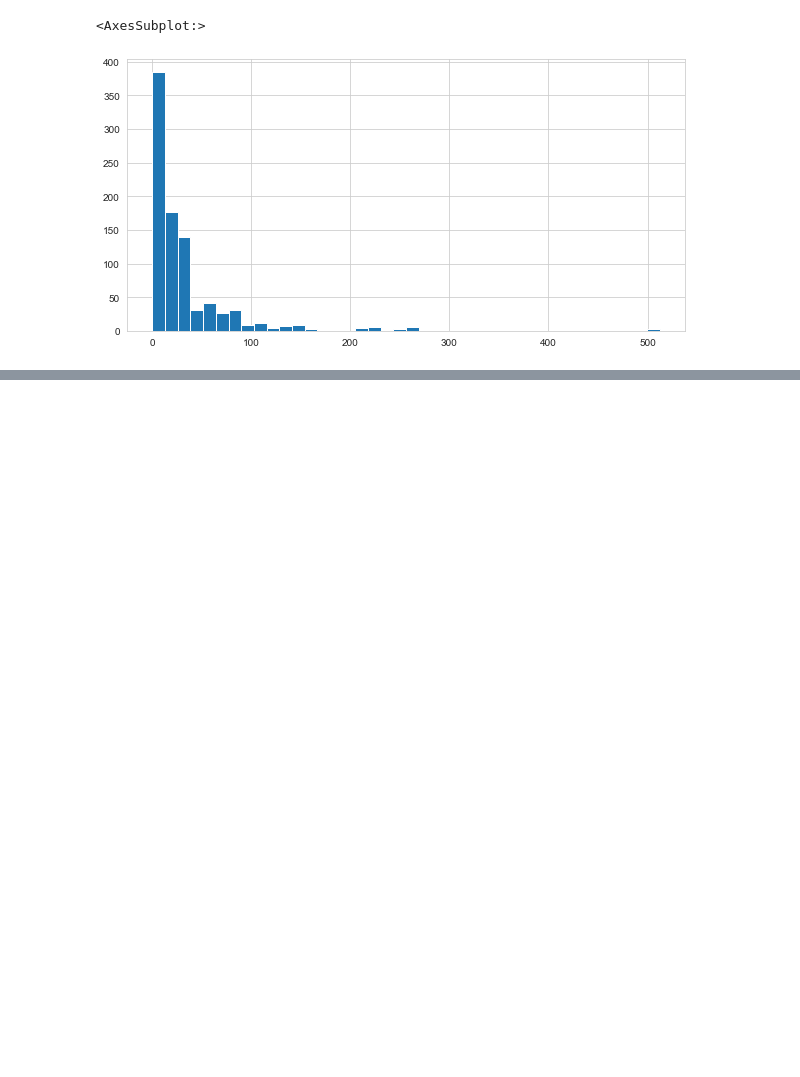
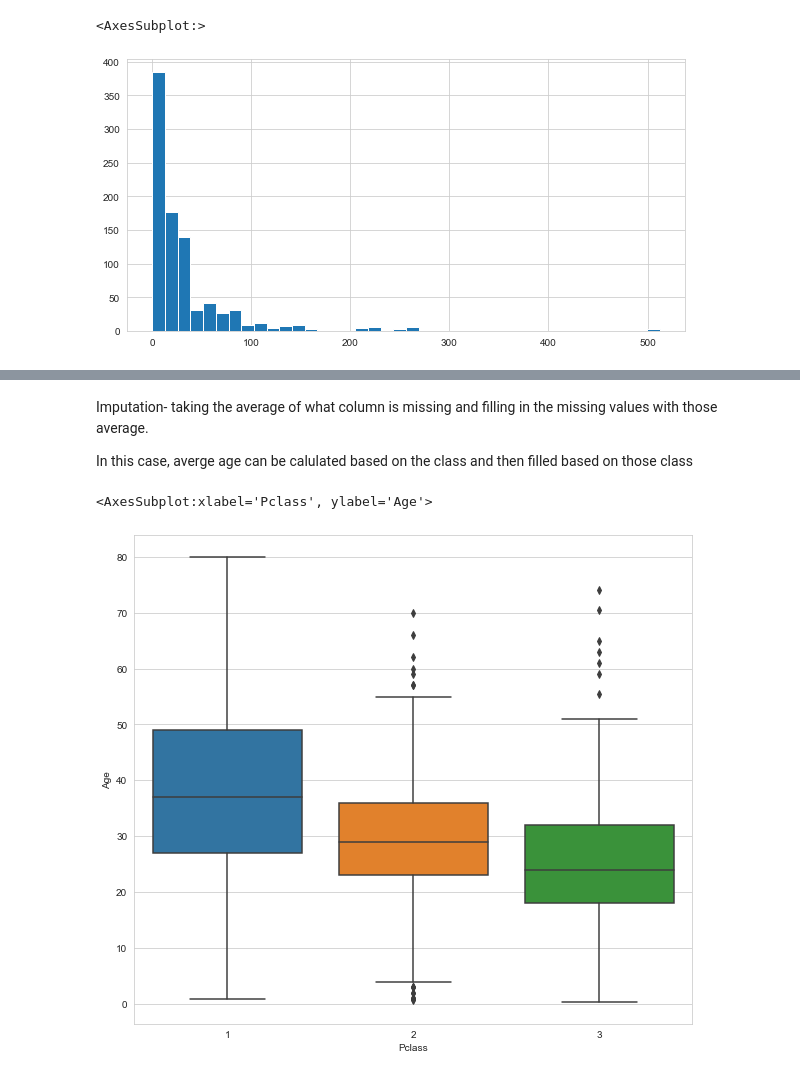
Before and after one commit to Dhiraj987/ML-Practices, a Jupyter notebook: LogicalRegression0.ipynb, the cells around one changed output, grey strips where cells are left out. Saved outputs shown, nothing was run; the diff lists cells and outputs as text; code cells hidden in the pictures; blank space fills up the shorter version.

Commit message:
Missing data handled

```diff
--- a/LogicalRegression0.ipynb
+++ b/LogicalRegression0.ipynb
@@ -128,3 +128,13 @@ cf.go_offline()
 train['Fare'].iplot(kind='hist', bins=50)
 # %% [output]
 [interactive output not drawn]
+# %% [markdown]
+Imputation- taking the average of what column is missing and filling in the missing values with those average.
+
+In this case, averge age can be calulated based on the class and then filled based on those class
+# %%
+plt.figure(figsize=(10,9))
+sns.boxplot(x='Pclass',y='Age', data=train)
+# %% [output]
+<AxesSubplot:xlabel='Pclass', ylabel='Age'>
+[figure, added]
```
Also changed, not shown: parts of 3 cells of this notebook.
